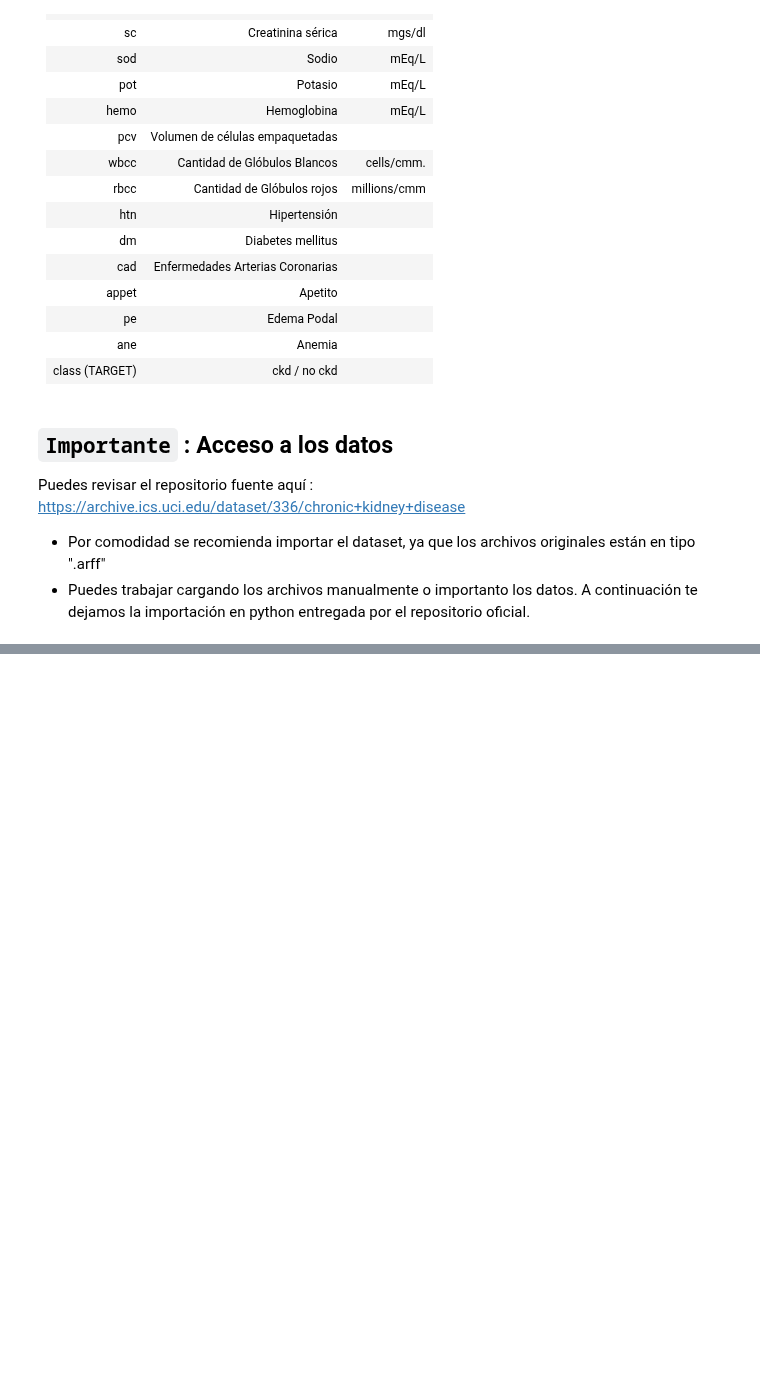
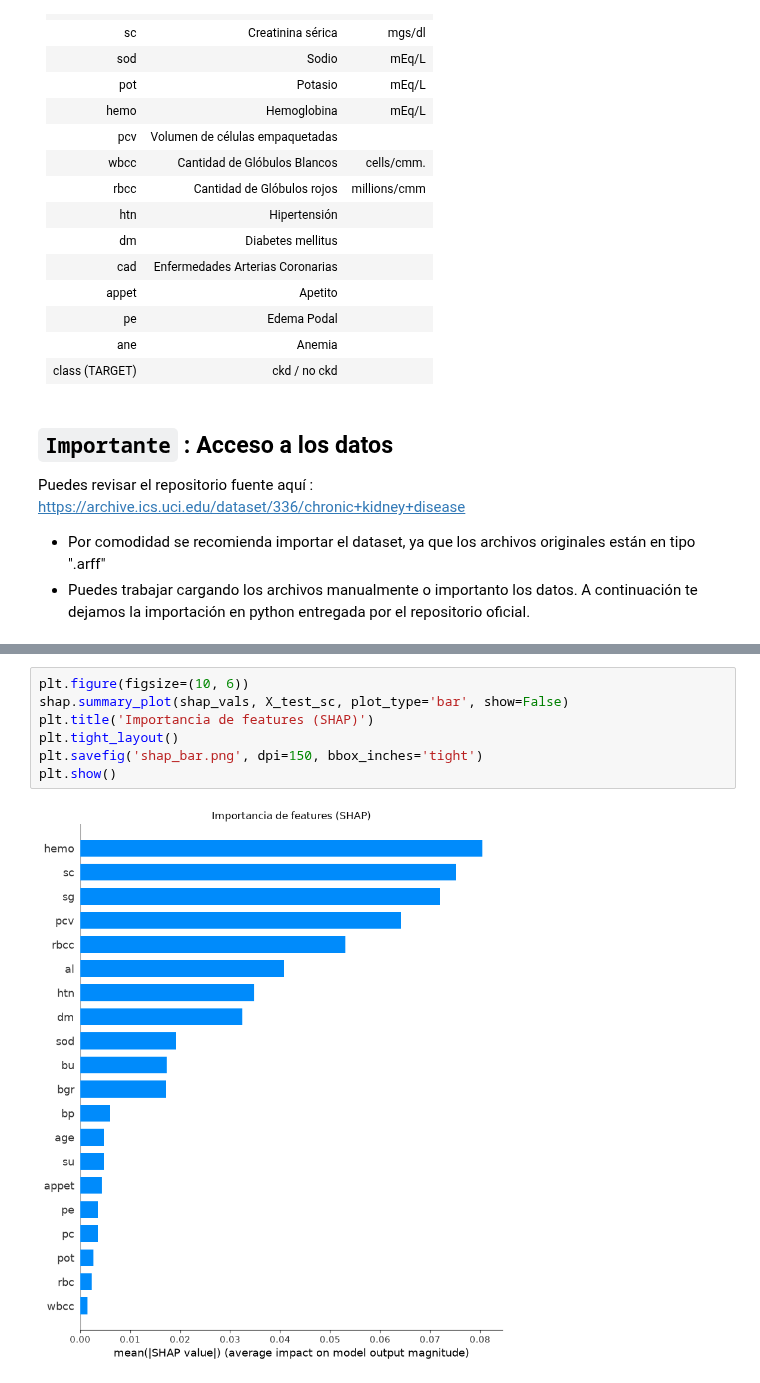
Before and after one commit to ArmandoArV/Maestria-IA, a Jupyter notebook: Etica/Laboratorios/Laboratorio1/Taller_sumativo_1_fil_2000.ipynb, the cells around one changed output, grey strips where cells are left out. Saved outputs shown, nothing was run; the diff lists cells and outputs as text; blank space fills up the shorter version.

```diff
--- a/Etica/Laboratorios/Laboratorio1/Taller_sumativo_1_fil_2000.ipynb
+++ b/Etica/Laboratorios/Laboratorio1/Taller_sumativo_1_fil_2000.ipynb
@@ -181,0 +526,9 @@ print(chronic_kidney_disease.variables)
+# %%
+plt.figure(figsize=(10, 6))
+shap.summary_plot(shap_vals, X_test_sc, plot_type='bar', show=False)
+plt.title('Importancia de features (SHAP)')
+plt.tight_layout()
+plt.savefig('shap_bar.png', dpi=150, bbox_inches='tight')
+plt.show()
+# %% [output]
+[figure, added]
```
Also changed, not shown: parts of 38 cells of this notebook, 13 other files.
